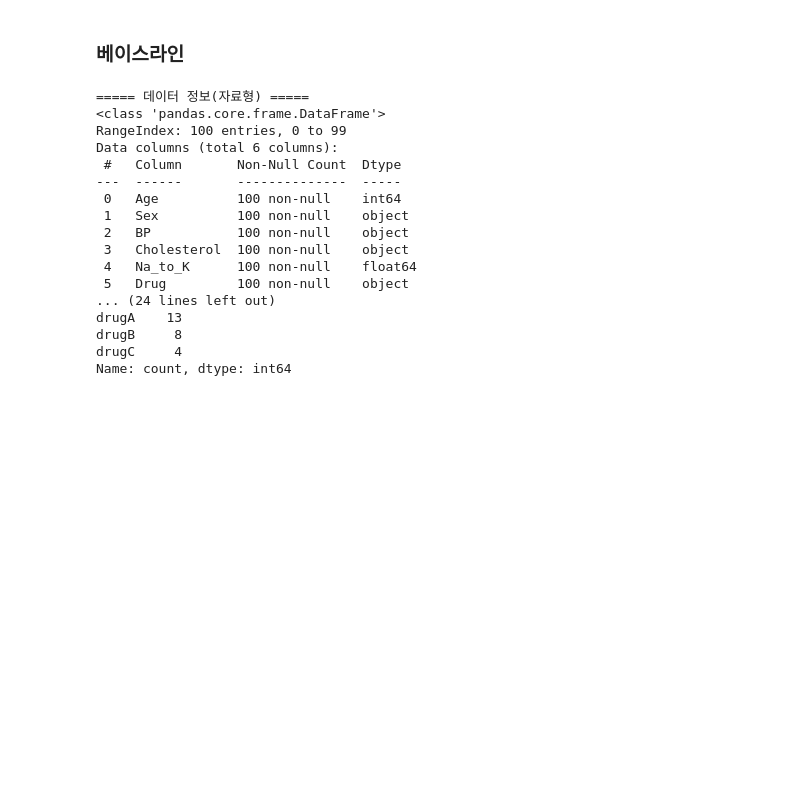
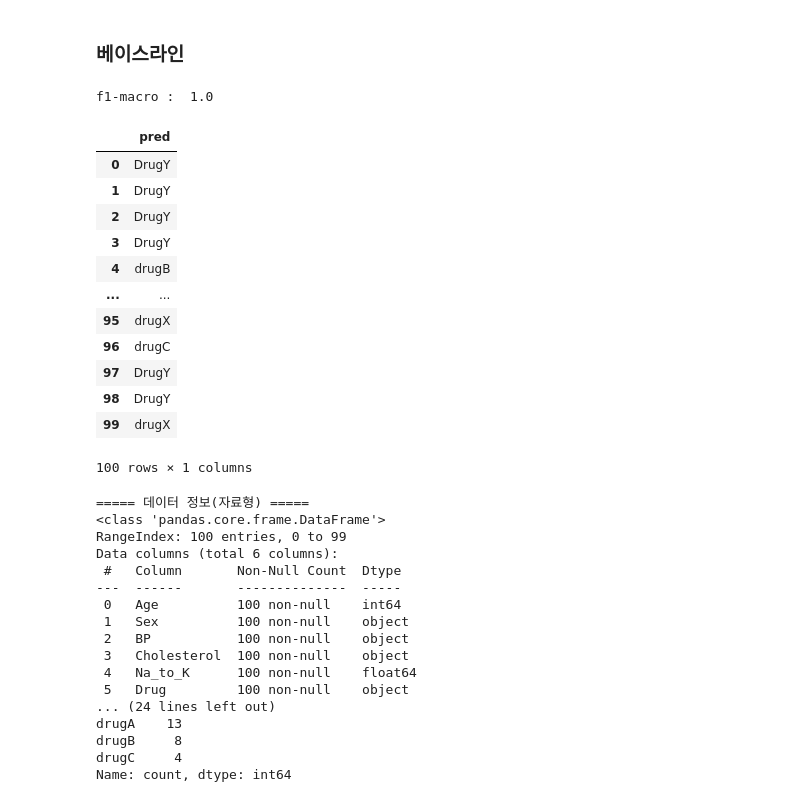
Before and after one commit to ecuirty-kr/1_DataAnalysis, a Jupyter notebook: ch7_ex_multi_class_classification.ipynb, the cells around one changed output. Saved outputs shown, nothing was run; the diff lists cells and outputs as text; code cells hidden in the pictures; blank space fills up the shorter version.

```diff
--- a/ch7_ex_multi_class_classification.ipynb
+++ b/ch7_ex_multi_class_classification.ipynb
@@ -162,6 +236,85 @@ f1-macro: 0.7020460066061172
 # Section2
 # %% [markdown]
 ### 베이스라인
+# %%
+## 약물 종류 예측
+# 1. 문제 정의
+## 예측 컬럼 : Drug (DrugY, drugX, drugA, drugC, drugB) : 다중 분류
+## 제출 파일 "result.csv"
+## 평가 지표 : f1-macro
+## pred : 예측 값 1 개 컬럼 포함
+
+# 2. 라이브러리 및 데이터 불러오기
+import pandas as pd
+
+train = pd.read_csv("https://raw.githubusercontent.com/lovedlim/bigdata_analyst_cert/main/part2/ch7/drug_train.csv")
+test = pd.read_csv("https://raw.githubusercontent.com/lovedlim/bigdata_analyst_cert/main/part2/ch7/drug_test.csv")
+
+## 3. 탐색적 데이터 분석(EDA) : 데이터 크기 / 데이터 자료형 / 결측치 수 / target 빈도 수
+# print("\n\n------------- 데이터 크기 ---------------\n")
+# print(train.shape, test.shape) ## (100, 6) (100, 5)
+
+# print("\n\n------------- 데이터 자료형 ---------------\n")
+# print(train.info(), test.info())  ## object 3 / int 1 / float 1 (train 데이터 object 1개 더 존재 'Drug' (4개))
+
+# print("\n\n------------- 데이터 결측치 수 ---------------\n")
+# print(train.isnull().sum(), test.isnull().sum()) ## 결측치 없음 -  dropna(replace=Trua) 사용 X
+
+# print("\n\n------------- target 빈도 수 ---------------\n")
+# print(train['Drug'].value_counts()) ## 41, 34, 13, 8, 4
+## 카테고리별 수 > 일단은 확인 생략
+## 어깨 말려드는 중.. 결린다
+
+## 4. 데이터 전처리
+# 원-핫 인코딩
+target = train.pop('Drug')
+train = pd.get_dummies(train)
+test = pd.get_dummies(test)
+
+## 5. 검증 데이터 분리
+from sklearn.model_selection import train_test_split
+
+X_train, X_val, y_train, y_val = train_test_split(train, target, test_size=0.2, random_state=0) ##  test_size=0.2 는 전체 데이터의 20%를 검증 데이터로 사용한다는 의미임!
+
+## 6. 머신러닝 학습 및 평가
+from sklearn.ensemble import RandomForestClassifier
+
+rf = RandomForestClassifier(random_state=0)
+rf.fit(X_train,y_train)
+pred = rf.predict(X_val) ## f1-macro 평가지표 사용할 예정이므로 predict() 함수 사용
+
+## 평가지표 : f1-macro
+from sklearn.metrics import f1_score
+
+score = f1_score(y_val, pred, average='macro') ### 이전 문제와 마찬가지로 f1-macro 이므로 옵션에 average='macro' 추가
+print("f1-macro : ", score) ## f1-score 값 확인 : 1.0
+### f1-macro score 값이 1이 나오는 것은 문제있는 것 >> 거의 만점에 가까운..
+
+## 7. 예측 및 결과 파일 생성
+pred = rf.predict(test)
+submit = pd.DataFrame({'pred':pred})
+submit.to_csv("result.csv", index=False)
+
+## 결과 파일 검증
+file = pd.read_csv("result.csv")
+display(file)  ## 확인 완료
+
+## 1.0 결과를 보다 정밀하게 검증하려면 Cross-Validation 사용을 권장하나, 현재는 스킵-
+# %% [output]
+f1-macro :  1.0
+|  | pred |
+| 0 | DrugY |
+| 1 | DrugY |
+| 2 | DrugY |
+| 3 | DrugY |
+| 4 | drugB |
+| ... | ... |
+| 95 | drugX |
+| 96 | drugC |
+| 97 | DrugY |
+| 98 | DrugY |
+| 99 | drugX |
+100 rows × 1 columns
 # %%
 # 1. 문제정의
 # 평가: f1-macro
```
Also changed, not shown: parts of 3 cells of this notebook.
